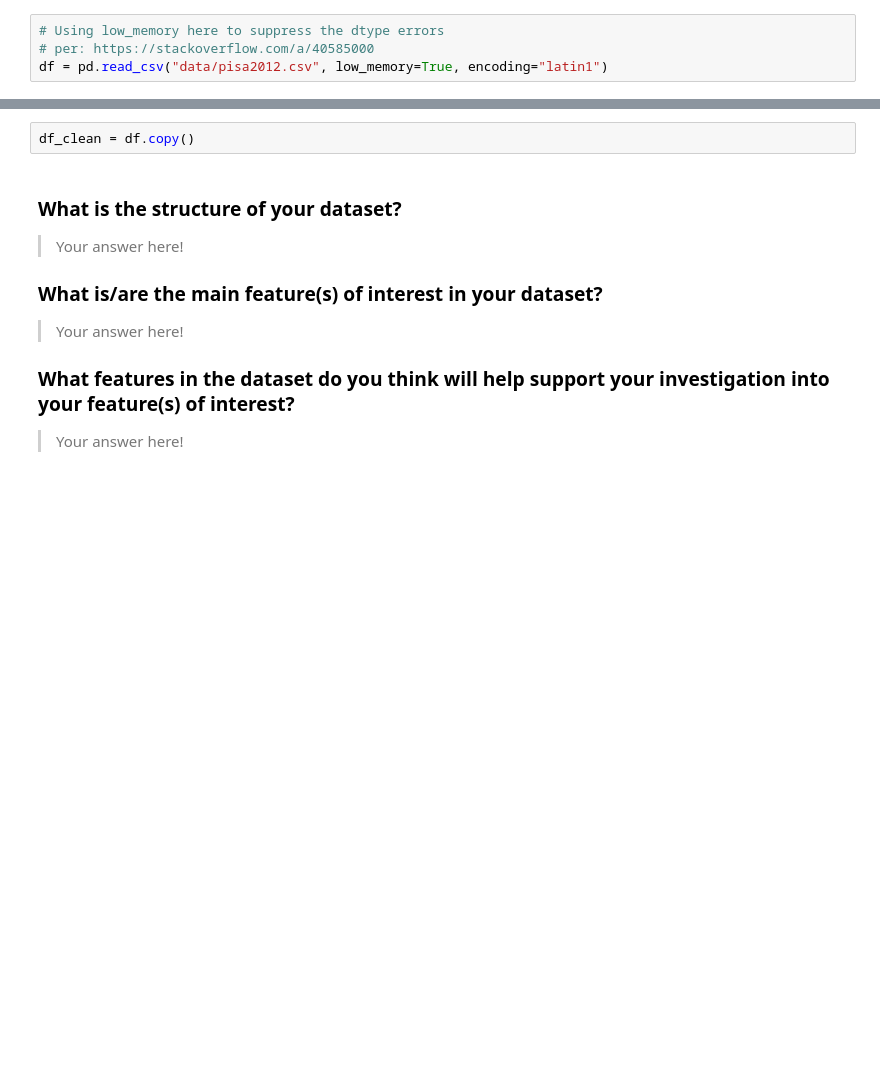
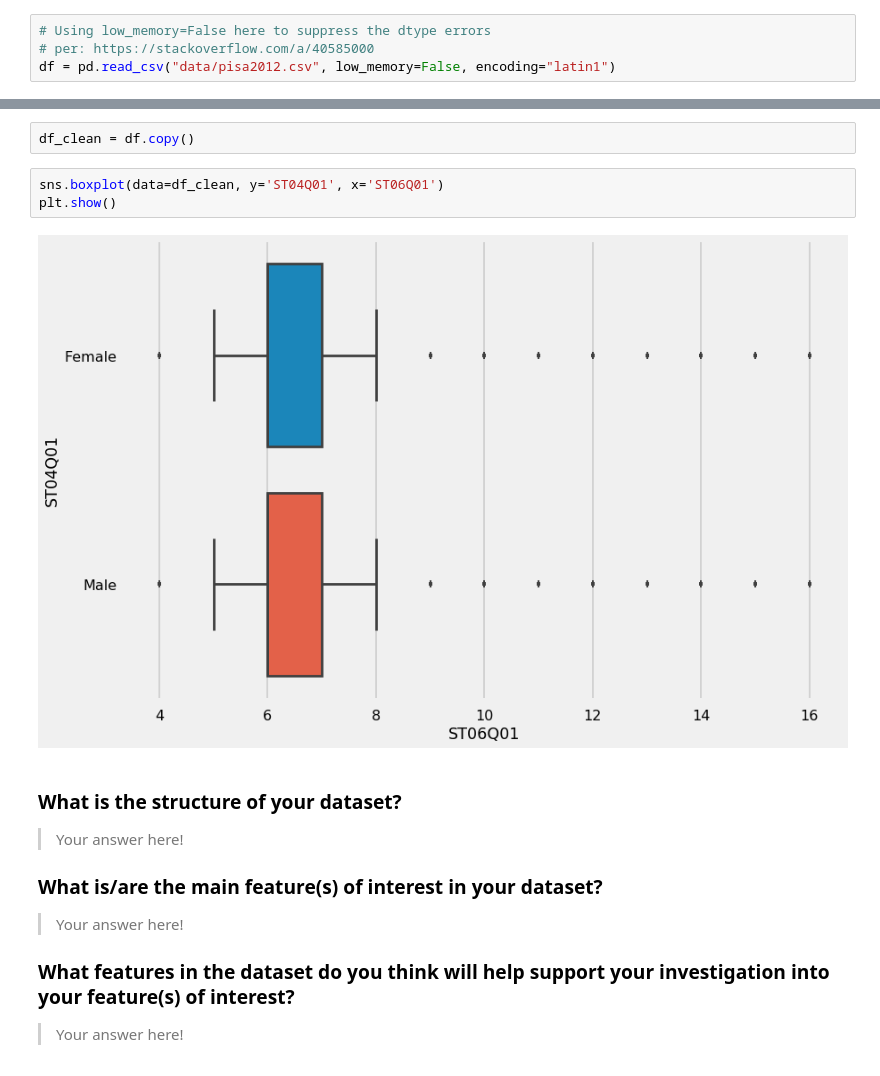
Before and after one commit to kennethn/data-analyst-nanodegree, a Jupyter notebook: 5_Communicate_Data_Findings/PISA_Data_Exploration.ipynb, the cells around one changed output, grey strips where cells are left out. Saved outputs shown, nothing was run; the diff lists cells and outputs as text; blank space fills up the shorter version.

```diff
--- a/5_Communicate_Data_Findings/PISA_Data_Exploration.ipynb
+++ b/5_Communicate_Data_Findings/PISA_Data_Exploration.ipynb
@@ -27,9 +27,9 @@ plt.style.use('seaborn-poster')
 > Load in your dataset and describe its properties through the questions below.
 Try and motivate your exploration goals through this section.
 # %%
-# Using low_memory here to suppress the dtype errors
+# Using low_memory=False here to suppress the dtype errors
 # per: https://stackoverflow.com/a/40585000
-df = pd.read_csv("data/pisa2012.csv", low_memory=True, encoding="latin1")
+df = pd.read_csv("data/pisa2012.csv", low_memory=False, encoding="latin1")
 # %%
 df.describe()
 # %% [output]
@@ -108,6 +108,11 @@ array(['None  ', 'One or two times  ', 'Three or four times  ', nan,
 * Dates are object
 # %%
 df_clean = df.copy()
+# %%
+sns.boxplot(data=df_clean, y='ST04Q01', x='ST06Q01')
+plt.show()
+# %% [output]
+[figure, added]
 # %% [markdown]
 ### What is the structure of your dataset?
 
```
Also changed, not shown: 2 other files.
